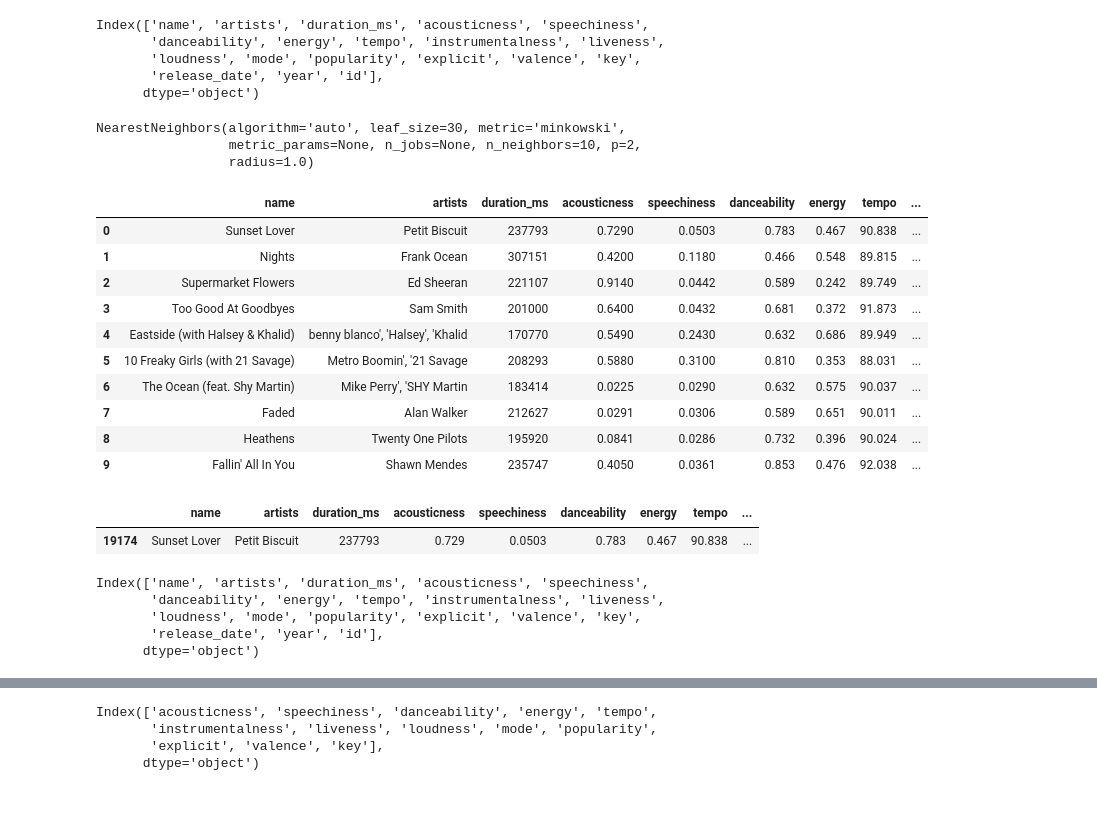
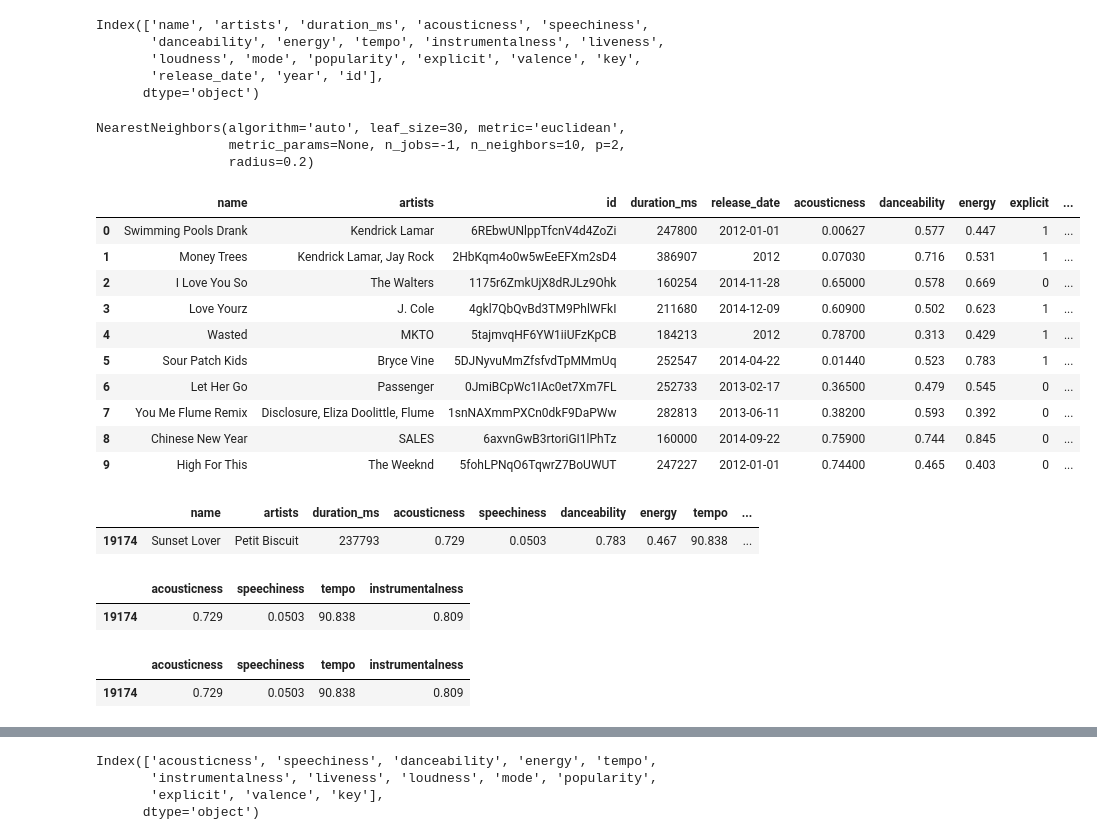
Before and after one commit to Alex-E-Walsh/SpotifyGenerator, a Jupyter notebook: jupyter_files/playlist_gen.ipynb, the cells around one changed output, grey strips where cells are left out. Saved outputs shown, nothing was run; the diff lists cells and outputs as text; code cells hidden in the pictures; blank space fills up the shorter version.

```diff
--- a/jupyter_files/playlist_gen.ipynb
+++ b/jupyter_files/playlist_gen.ipynb
@@ -3,5 +3,5 @@ import pandas as pd
 import numpy as np
 import re
 # %%
-fdf = pd.read_csv('spotify_data/data.csv')
+fdf = pd.read_csv('../spotify_data/cleaned_df.csv')
 fdf.drop('Unnamed: 0',axis=1,inplace=True)
@@ -16,13 +8,13 @@ Index(['acousticness', 'artists', 'danceability', 'duration_ms', 'energy',
 # %%
 ## Change order of cols for my own sake and readability
-new_order = ['name','artists','duration_ms','acousticness', 'speechiness','danceability','energy','tempo',
-             'instrumentalness', 'liveness', 'loudness','mode', 'popularity','explicit','valence','key',
-             'release_date','year','id']
-fdf = fdf.reindex(columns=new_order)
+# new_order = ['name','artists','duration_ms','acousticness', 'speechiness','danceability','energy','tempo',
+#              'instrumentalness', 'liveness', 'loudness','mode', 'popularity','explicit','valence','key',
+#              'release_date','year','id']
+# fdf = fdf.reindex(columns=new_order)
 # %%
 #few other minor data cleaning
 # %%
-fdf['artists'] = fdf['artists'].map(lambda x: x.strip('[\'').strip('\']'))
+# fdf['artists'] = fdf['artists'].map(lambda x: x.strip('[\'').strip('\']'))
 # %%
 fdf
 # %% [output]
@@ -124,18 +115,17 @@ Index(['name', 'artists', 'duration_ms', 'acousticness', 'speechiness',
       dtype='object')
 # %%
 #limit some more featues
-fdf.columns
 tdfv2_cols = ['acousticness', 'speechiness',
        'danceability', 'energy', 'tempo', 'instrumentalness', 'liveness',
        'loudness', 'mode', 'popularity', 'explicit', 'valence', 'key','year']
 tdfv2 = fdf[tdfv2_cols]
 
-nghbrv2 = nn(n_neighbors=10)
+nghbrv2 = nn(n_neighbors=10,metric='euclidean', radius=.2, n_jobs=-1)
 nghbrv2.fit(tdfv2)
 # %% [output]
-NearestNeighbors(algorithm='auto', leaf_size=30, metric='minkowski',
-                 metric_params=None, n_jobs=None, n_neighbors=10, p=2,
-                 radius=1.0)
+NearestNeighbors(algorithm='auto', leaf_size=30, metric='euclidean',
+                 metric_params=None, n_jobs=-1, n_neighbors=10, p=2,
+                 radius=0.2)
 # %%
 def buildPlaylistV2(songIndex):
     distances, indicies = nghbrv2.kneighbors(X=[tdfv2.iloc[songIndex]],n_neighbors=10)
@@ -148,19 +138,19 @@ def buildPlaylistV2(songIndex):
 
     return rdf
 # %%
-buildPlaylistV2(19174)
+buildPlaylistV2(9122)
 # %% [output]
-|  | name | artists | duration_ms | acousticness | speechiness | danceability | energy | tempo | ... |
-| 0 | Sunset Lover | Petit Biscuit | 237793 | 0.7290 | 0.0503 | 0.783 | 0.467 | 90.838 | ... |
-| 1 | Nights | Frank Ocean | 307151 | 0.4200 | 0.1180 | 0.466 | 0.548 | 89.815 | ... |
-| 2 | Supermarket Flowers | Ed Sheeran | 221107 | 0.9140 | 0.0442 | 0.589 | 0.242 | 89.749 | ... |
-| 3 | Too Good At Goodbyes | Sam Smith | 201000 | 0.6400 | 0.0432 | 0.681 | 0.372 | 91.873 | ... |
-| 4 | Eastside (with Halsey & Khalid) | benny blanco', 'Halsey', 'Khalid | 170770 | 0.5490 | 0.2430 | 0.632 | 0.686 | 89.949 | ... |
-| 5 | 10 Freaky Girls (with 21 Savage) | Metro Boomin', '21 Savage | 208293 | 0.5880 | 0.3100 | 0.810 | 0.353 | 88.031 | ... |
-| 6 | The Ocean (feat. Shy Martin) | Mike Perry', 'SHY Martin | 183414 | 0.0225 | 0.0290 | 0.632 | 0.575 | 90.037 | ... |
-| 7 | Faded | Alan Walker | 212627 | 0.0291 | 0.0306 | 0.589 | 0.651 | 90.011 | ... |
-| 8 | Heathens | Twenty One Pilots | 195920 | 0.0841 | 0.0286 | 0.732 | 0.396 | 90.024 | ... |
-| 9 | Fallin' All In You | Shawn Mendes | 235747 | 0.4050 | 0.0361 | 0.853 | 0.476 | 92.038 | ... |
+|  | name | artists | id | duration_ms | release_date | acousticness | danceability | energy | explicit | ... |
+| 0 | Swimming Pools Drank | Kendrick Lamar | 6REbwUNlppTfcnV4d4ZoZi | 247800 | 2012-01-01 | 0.00627 | 0.577 | 0.447 | 1 | ... |
+| 1 | Money Trees | Kendrick Lamar, Jay Rock | 2HbKqm4o0w5wEeEFXm2sD4 | 386907 | 2012 | 0.07030 | 0.716 | 0.531 | 1 | ... |
+| 2 | I Love You So | The Walters | 1175r6ZmkUjX8dRJLz9Ohk | 160254 | 2014-11-28 | 0.65000 | 0.578 | 0.669 | 0 | ... |
+| 3 | Love Yourz | J. Cole | 4gkl7QbQvBd3TM9PhlWFkI | 211680 | 2014-12-09 | 0.60900 | 0.502 | 0.623 | 1 | ... |
+| 4 | Wasted | MKTO | 5tajmvqHF6YW1iiUFzKpCB | 184213 | 2012 | 0.78700 | 0.313 | 0.429 | 1 | ... |
+| 5 | Sour Patch Kids | Bryce Vine | 5DJNyvuMmZfsfvdTpMMmUq | 252547 | 2014-04-22 | 0.01440 | 0.523 | 0.783 | 1 | ... |
+| 6 | Let Her Go | Passenger | 0JmiBCpWc1IAc0et7Xm7FL | 252733 | 2013-02-17 | 0.36500 | 0.479 | 0.545 | 0 | ... |
+| 7 | You Me Flume Remix | Disclosure, Eliza Doolittle, Flume | 1snNAXmmPXCn0dkF9DaPWw | 282813 | 2013-06-11 | 0.38200 | 0.593 | 0.392 | 0 | ... |
+| 8 | Chinese New Year | SALES | 6axvnGwB3rtoriGI1lPhTz | 160000 | 2014-09-22 | 0.75900 | 0.744 | 0.845 | 0 | ... |
+| 9 | High For This | The Weeknd | 5fohLPNqO6TqwrZ7BoUWUT | 247227 | 2012-01-01 | 0.74400 | 0.465 | 0.403 | 0 | ... |
 # %%
 fdf[fdf['name']=="Sunset Lover"]
 # %% [output]
@@ -169,3 +161,9 @@ fdf[fdf['name']=="Sunset Lover"]
+# %%
+sdf = fdf[feats]
+sdf[sdf['name']=='Sunset Lover'].drop('name',axis=1)
+# %% [output]
+|  | acousticness | speechiness | tempo | instrumentalness |
+| 19174 | 0.729 | 0.0503 | 90.838 | 0.809 |
 # %%
 ## make playlist based on inputed song,
 ## AND allow user to select which audio features to include when searching
@@ -185,11 +190,3 @@ def BuildCustomPlaylist(song,features=[]):
     rdf['distance'] = pd.Series(distances[0], index=rdf.index)
 
     return rdf
-# %%
-fdf.columns
-# %% [output]
-Index(['name', 'artists', 'duration_ms', 'acousticness', 'speechiness',
-       'danceability', 'energy', 'tempo', 'instrumentalness', 'liveness',
-       'loudness', 'mode', 'popularity', 'explicit', 'valence', 'key',
-       'release_date', 'year', 'id'],
-      dtype='object')
@@ -195,0 +210,6 @@ Index(['name', 'artists', 'duration_ms', 'acousticness', 'speechiness',
+# %%
+feats = ['acousticness', 'speechiness', 'tempo', 'instrumentalness']
+getAudioFeatsbyTitle('Sunset Lover',feats)
+# %% [output]
+|  | acousticness | speechiness | tempo | instrumentalness |
+| 19174 | 0.729 | 0.0503 | 90.838 | 0.809 |
```
Also changed, not shown: parts of 16 cells of this notebook, 8 other files.
